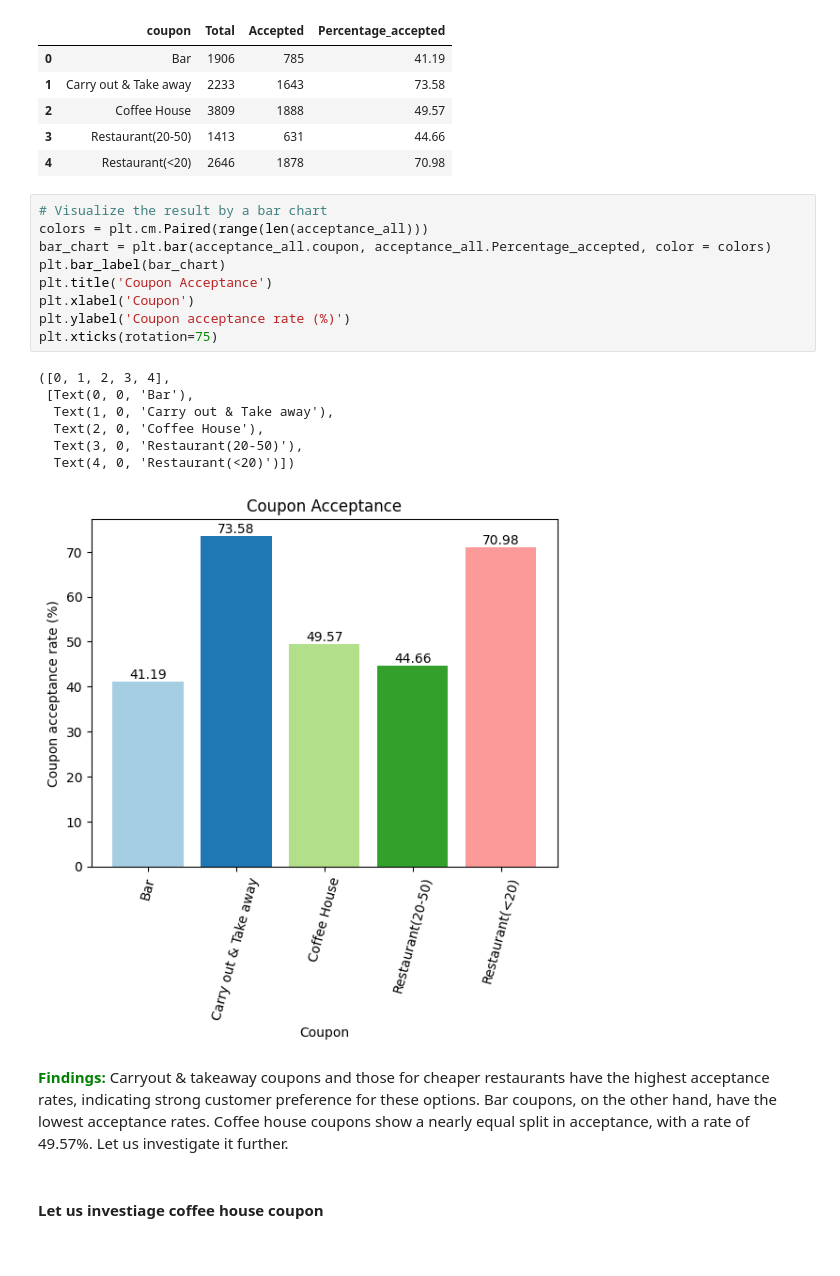
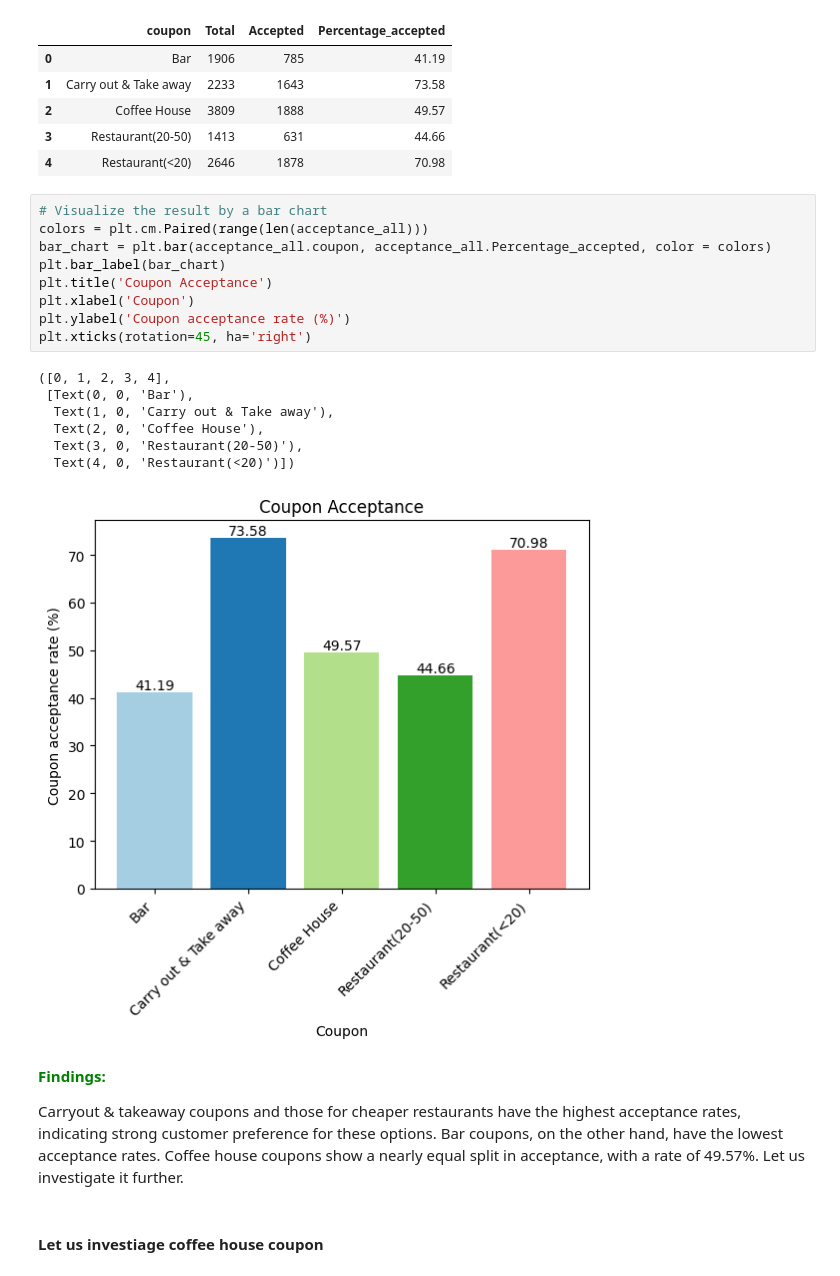
Before and after one commit to JunGaoca/couponAnalysis, a Jupyter notebook: coupon-analysis.ipynb, the cells around one changed output. Drawn from its saved outputs; the diff is of its cells as text.

```diff
--- a/coupon-analysis.ipynb
+++ b/coupon-analysis.ipynb
@@ -493,22 +493,24 @@ acceptance_all
 # %%
 # Visualize the result by a bar chart
 colors = plt.cm.Paired(range(len(acceptance_all)))
 bar_chart = plt.bar(acceptance_all.coupon, acceptance_all.Percentage_accepted, color = colors)
 plt.bar_label(bar_chart)
 plt.title('Coupon Acceptance')
 plt.xlabel('Coupon')
 plt.ylabel('Coupon acceptance rate (%)')
-plt.xticks(rotation=75)
+plt.xticks(rotation=45, ha='right')
 # %% [output]
 ([0, 1, 2, 3, 4],
  [Text(0, 0, 'Bar'),
   Text(1, 0, 'Carry out & Take away'),
   Text(2, 0, 'Coffee House'),
   Text(3, 0, 'Restaurant(20-50)'),
   Text(4, 0, 'Restaurant(<20)')])
-[figure, old version]
+[figure, new version]
 # %% [markdown]
-<span style="color:green; font-weight:bold;">Findings: </span> Carryout & takeaway coupons and those for cheaper restaurants have the highest acceptance rates, indicating strong customer preference for these options. Bar coupons, on the other hand, have the lowest acceptance rates. Coffee house coupons show a nearly equal split in acceptance, with a rate of 49.57%. Let us investigate it further.
+<span style="color:green; font-weight:bold;">Findings: </span>
+
+Carryout & takeaway coupons and those for cheaper restaurants have the highest acceptance rates, indicating strong customer preference for these options. Bar coupons, on the other hand, have the lowest acceptance rates. Coffee house coupons show a nearly equal split in acceptance, with a rate of 49.57%. Let us investigate it further.
 # %% [markdown]
 #### Let us investiage coffee house coupon
 # %%
```
Also changed, not shown: parts of 4 cells of this notebook.
